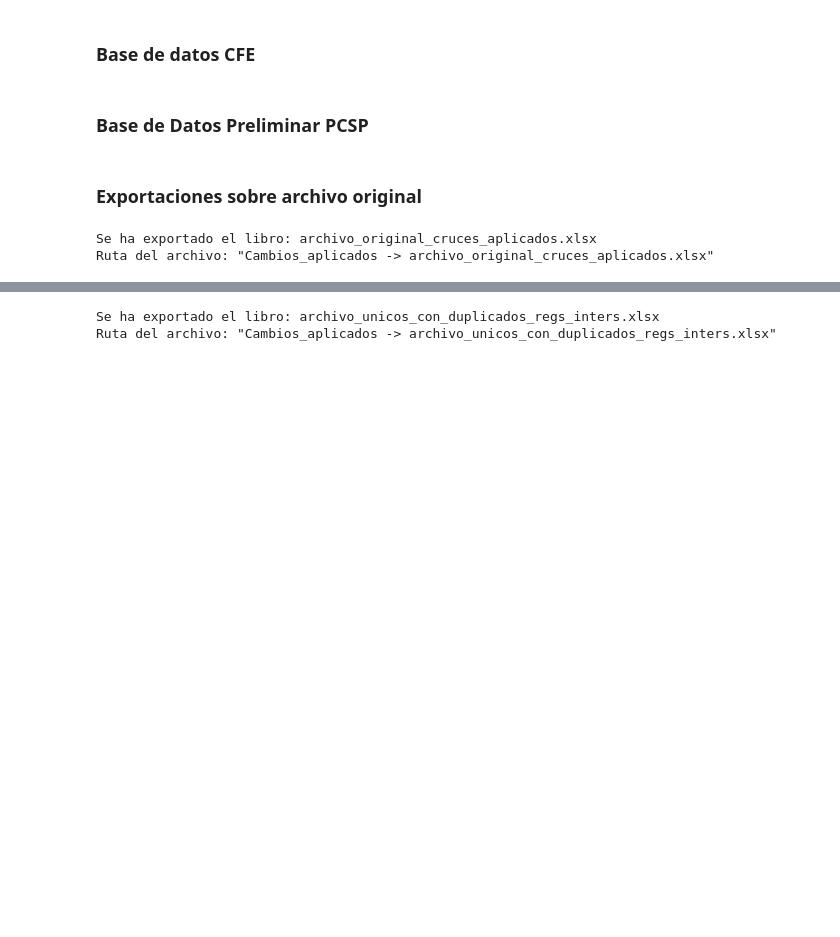
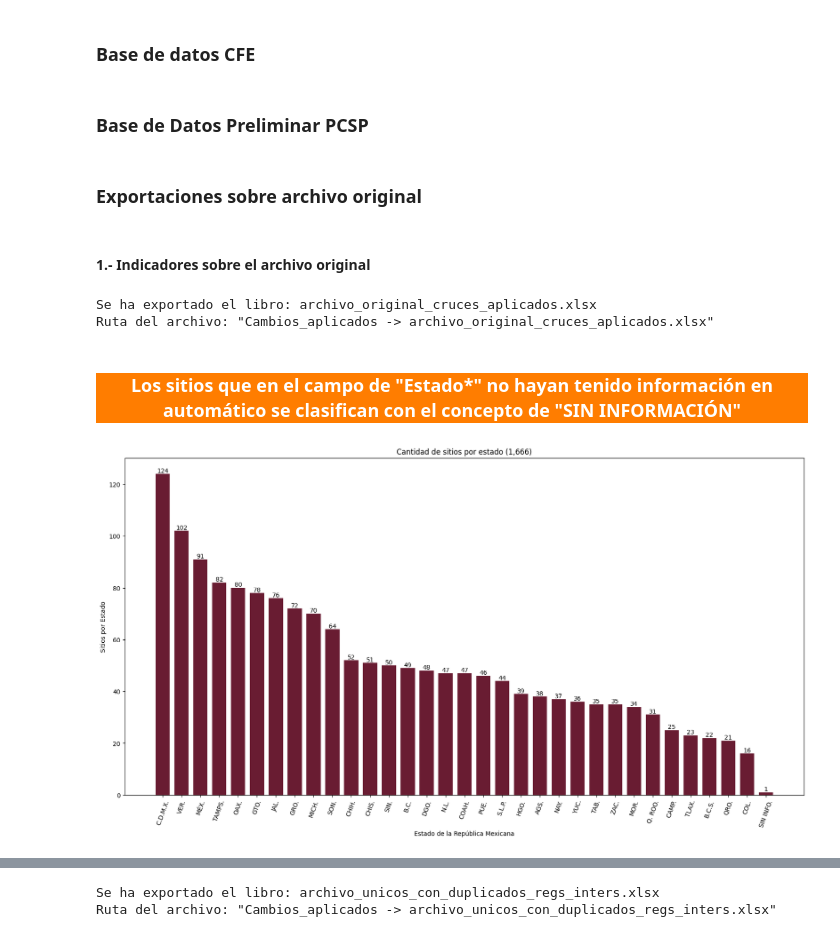
Before and after one commit to DavidItehua/compact_locs_ineg, a Jupyter notebook: v2_main_analisis_info.ipynb, the cells around one changed output, grey strips where cells are left out. Saved outputs shown, nothing was run; the diff lists cells and outputs as text; code cells hidden in the pictures; blank space fills up the shorter version.

```diff
--- a/v2_main_analisis_info.ipynb
+++ b/v2_main_analisis_info.ipynb
@@ -54,6 +54,7 @@ def get_acronym(state_name):
   get the acronym from the mexican state
   """
   tmp_res = None
+  state_name = state_name.upper()
   try:
     stts_mexico = {
       'AGUASCALIENTES' : 'AGS.', 'BAJA CALIFORNIA' : 'B.C.', 'BAJA CALIFORNIA SUR' : 'B.C.S.', 'CAMPECHE' : 'CAMP.', 'COAHUILA DE ZARAGOZA' : 'COAH.', 'COLIMA' : 'COL.', 'CHIAPAS' : 'CHIS.', 'CHIHUAHUA' : 'CHIH.', 'CIUDAD DE MÉXICO' : 'C.D.M.X.', 'DURANGO' : 'DGO.', 'GUANAJUATO' : 'GTO.', 'GUERRERO' : 'GRO.', 'HIDALGO' : 'HGO.', 'JALISCO' : 'JAL.', 'MÉXICO' : 'MÉX.', 'MICHOACÁN DE OCAMPO' : 'MICH.', 'MORELOS' : 'MOR.', 'NAYARIT' : 'NAY.', 'NUEVO LEÓN' : 'N.L.', 'OAXACA' : 'OAX.', 'PUEBLA' : 'PUE.', 'QUERÉTARO' : 'QRO.', 'QUINTANA ROO' : 'Q. ROO.', 'SAN LUIS POTOSÍ' : 'S.L.P.', 'SINALOA' : 'SIN.', 'SONORA' : 'SON.', 'TABASCO' : 'TAB.', 'TAMAULIPAS' : 'TAMPS.', 'TLAXCALA' : 'TLAX.', 'VERACRUZ DE IGNACIO DE LA LLAVE' : 'VER.', 'YUCATÁN' : 'YUC.', 'ZACATECAS' : 'ZAC.'}
@@ -1491,8 +1419,69 @@ del db_pcsp
 	}
 </style>
 <h3>Exportaciones sobre archivo original</h3>
-# %%
-save_df_changes(df, 'archivo_original_cruces_aplicados')
-# %% [output]
-Se ha exportado el libro: archivo_original_cruces_aplicados.xlsx
-Ruta del archivo: "Cambios_aplicados -> archivo_original_cruces_aplicados.xlsx"
+# %% [markdown]
+<style>
+	h4{
+		background-color: #028090;
+		color: white;
+		text-align: center;
+		border: 2px dotted white ;
+	}
+</style>
+<h4> 1.- Indicadores sobre el archivo original </h4>
+# %%
+# exportar el archivo original con los cruces con las diferentes bases de datos (SEGMENTACIONES)
+save_df_changes(df, 'archivo_original_cruces_aplicados')
+# %% [output]
+Se ha exportado el libro: archivo_original_cruces_aplicados.xlsx
+Ruta del archivo: "Cambios_aplicados -> archivo_original_cruces_aplicados.xlsx"
+# %%
+#                ╔═╗╔═╗╔╗╔╔╦╗╔═╗╔═╗  ╦═╗╔═╗╔═╗╦╔═╗╔╦╗╦═╗╔═╗╔═╗  ╔═╗╔═╗╦═╗  ╔═╗╔═╗╔╦╗╔═╗╔╦╗╔═╗
+#                ║  ║ ║║║║ ║ ║╣ ║ ║  ╠╦╝║╣ ║ ╦║╚═╗ ║ ╠╦╝║ ║╚═╗  ╠═╝║ ║╠╦╝  ║╣ ╚═╗ ║ ╠═╣ ║║║ ║
+#                ╚═╝╚═╝╝╚╝ ╩ ╚═╝╚═╝  ╩╚═╚═╝╚═╝╩╚═╝ ╩ ╩╚═╚═╝╚═╝  ╩  ╚═╝╩╚═  ╚═╝╚═╝ ╩ ╩ ╩═╩╝╚═╝
+# Calvin S
+# https://patorjk.com/software/taag/#p=display&f=Calvin%20S&t=CONTEO%20REGISTROS%20POR%20ESTADO
+
+display(HTML('<h3 style="background-color: #ff7d00; color: white; text-align: center;" >Los sitios que en el campo de "Estado*" no hayan tenido información en automático se clasifican con el concepto de "SIN INFORMACIÓN"</h3>'))
+
+# conteo de sitios por estado de la república
+conteo_regs_por_edo = df.groupby(by='Estado*').agg(conteo_x_edo=('Estado*', 'count')).reset_index().sort_values(by='conteo_x_edo', ascending = False)
+
+# creación de un a nueva columna para colocar el acrónimo de cada estado
+conteo_regs_por_edo['acronym'] = conteo_regs_por_edo['Estado*'].apply(get_acronym)
+
+# total de registros del archivo original
+total_regs = '{:,}'.format(conteo_regs_por_edo['conteo_x_edo'].sum())
+
+# Crear una figura y un eje
+fig, ax = plt.subplots(figsize=(20, 10))
+
+# Crear un gráfico de barras
+ax.bar( conteo_regs_por_edo['acronym'], conteo_regs_por_edo['conteo_x_edo'], width=0.75, color='#691C32')
+
+# Agregar etiquetas a las barras
+for x in ax.containers:
+    ax.bar_label(x, label_type='edge', fontsize=10)
+
+# Establecer los títulos y etiquetas de los ejes
+ax.set_title(f'Cantidad de sitios por estado ({total_regs})')
+ax.set_xlabel('Estado de la República Mexicana', fontsize=10)
+ax.set_ylabel('Sitios por Estado', fontsize=10)
+
+# cambiar las etiquetas del eje
+# ax.set_xticklabels(labels=conteo_regs_por_edo['acronym'],fontsize=10)
+
+# Girar las etiquetas del eje x
+ax.tick_params(axis='x', labelrotation=70)
+
+# Mostrar el gráfico
+plt.show()
+
+# exportar segmentación
+save_df_in_sheet_from_workbook(conteo_regs_por_edo, 'count_regs_by_edo', wb_original_results)
+
+# eliminación de variables
+del conteo_regs_por_edo, total_regs, fig, ax
+# %% [output]
+Los sitios que en el campo de "Estado*" no hayan tenido información en automático se clasifican con el concepto de "SIN INFORMACIÓN"
+[figure, added]
```
Also changed, not shown: parts of 17 cells of this notebook.
